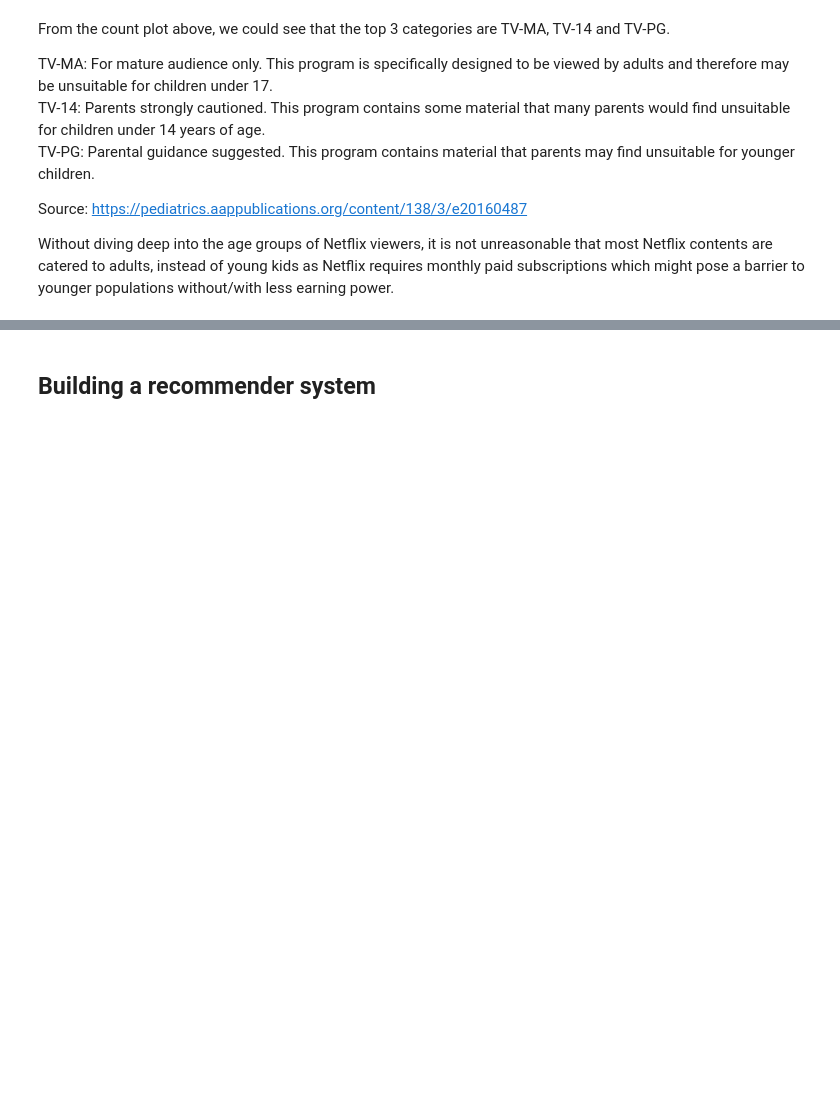
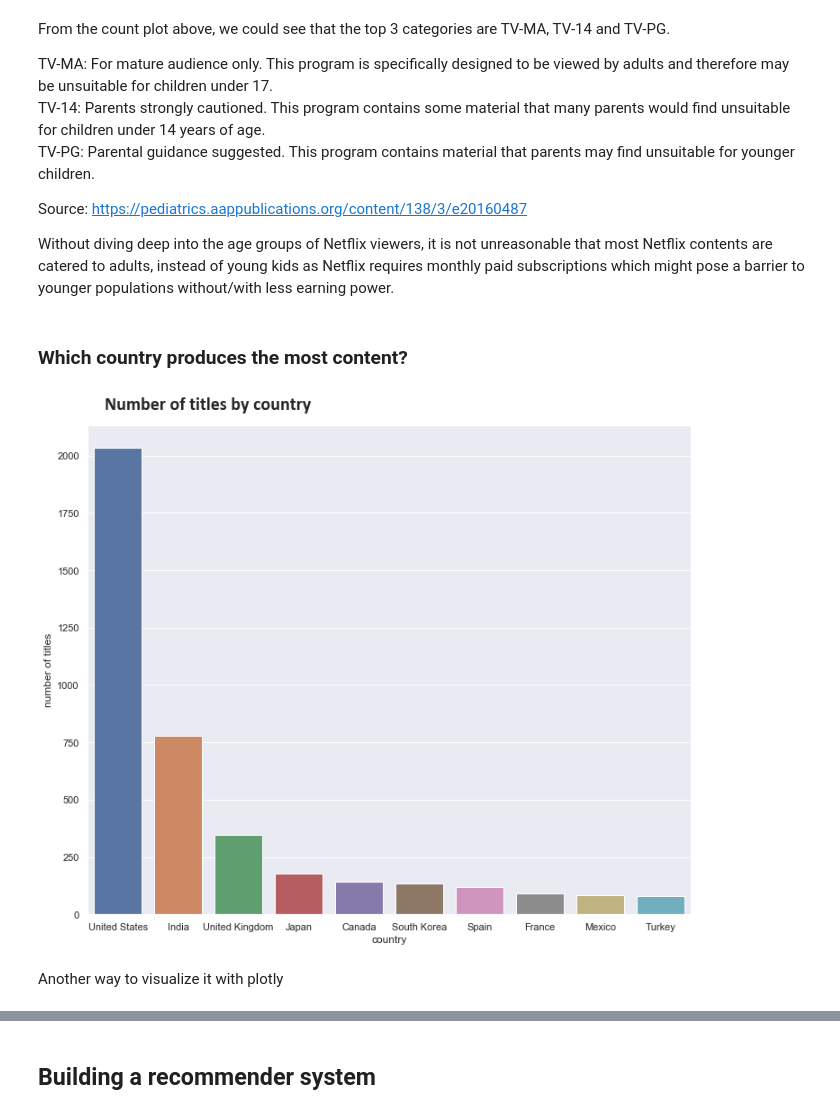
Before and after one commit to xianyaolee/netflix_movies_tv_shows, a Jupyter notebook: netflix_movies_tv_shows.ipynb, the cells around one changed output, grey strips where cells are left out. Saved outputs shown, nothing was run; the diff lists cells and outputs as text; code cells hidden in the pictures; blank space fills up the shorter version.

```diff
--- a/netflix_movies_tv_shows.ipynb
+++ b/netflix_movies_tv_shows.ipynb
@@ -147,3 +147,20 @@ TV-PG: Parental guidance suggested. This program contains material that parents
 Source: https://pediatrics.aappublications.org/content/138/3/e20160487
 
 Without diving deep into the age groups of Netflix viewers, it is not unreasonable that most Netflix contents are catered to adults, instead of young kids as Netflix requires monthly paid subscriptions which might pose a barrier to younger populations without/with less earning power.
+# %% [markdown]
+### Which country produces the most content?
+# %%
+contents_by_countries = netflix_overall['country'].value_counts()
+top_countries= contents_by_countries[0:10]
+# %%
+df = pd.DataFrame(top_countries).reset_index().rename(columns={'index':'country',
+                                                          'country':'number of titles'})
+# %%
+plt.figure(figsize=(12,10))
+ax = sns.barplot(x='country',y='number of titles',data=df)
+ax.set_title('Number of titles by country',fontsize=20, fontfamily='calibri', fontweight='bold', position=(0.2, 1.0+0.02))
+plt.show()
+# %% [output]
+[figure, added]
+# %% [markdown]
+Another way to visualize it with plotly
```
Also changed, not shown: parts of 4 cells of this notebook.
